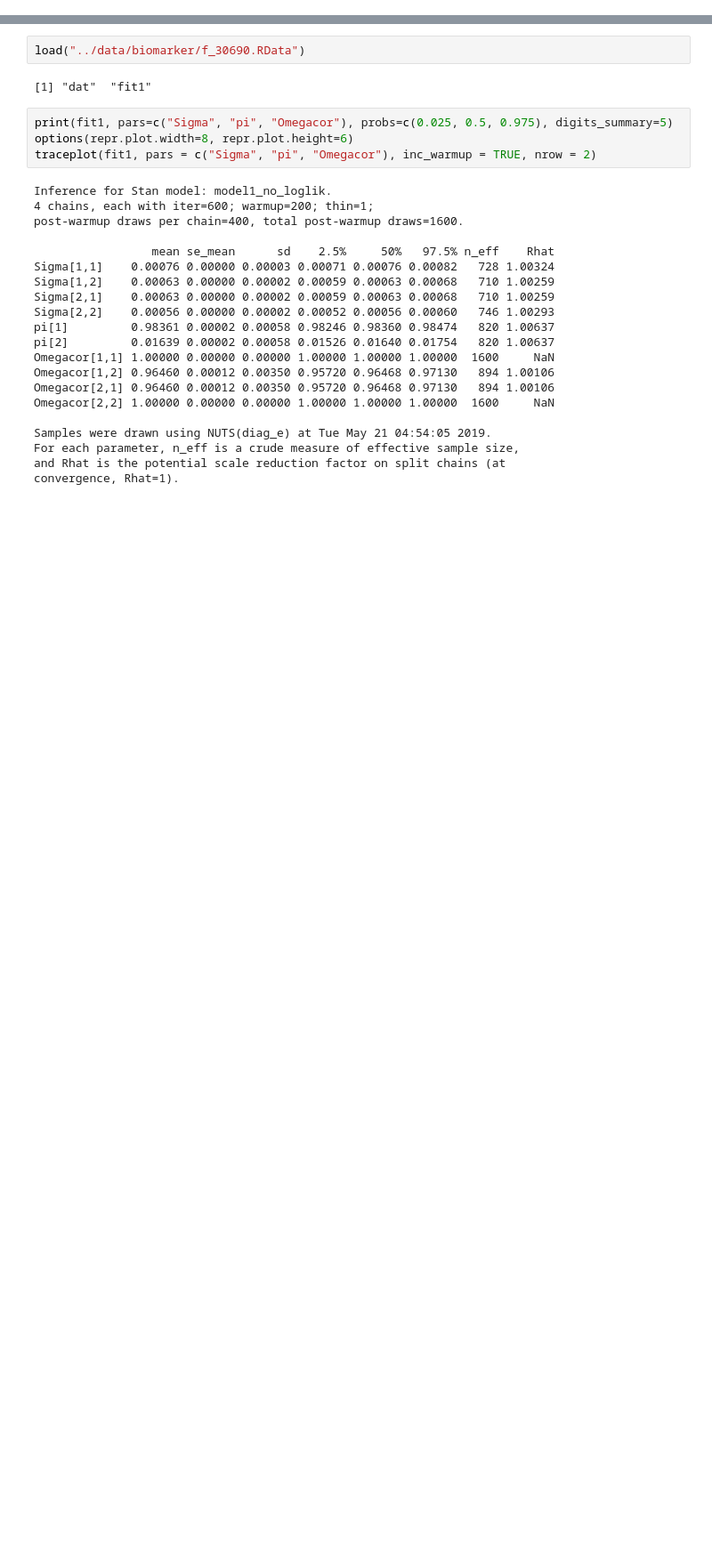
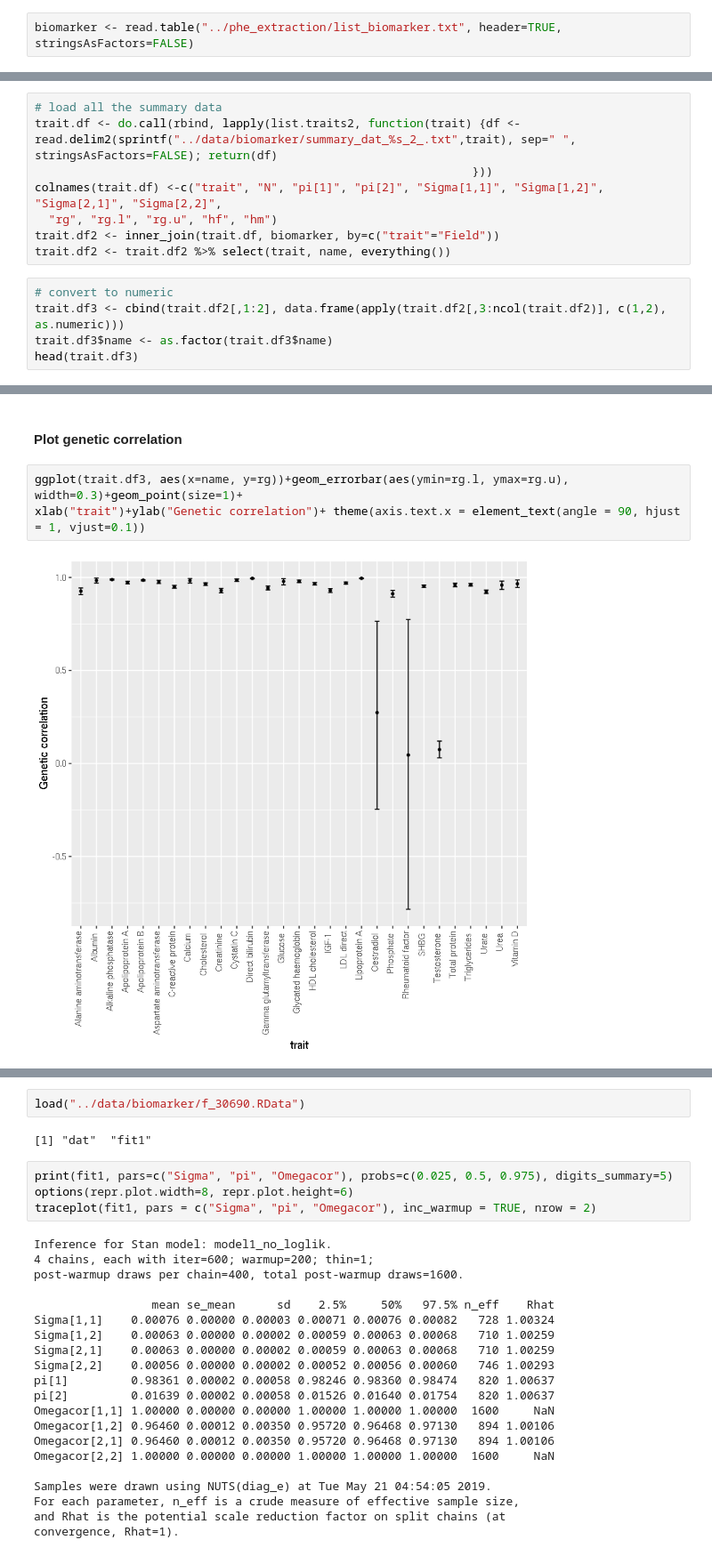
Before and after one commit to rivas-lab/sex-diff-biomarker-genetics, a Jupyter notebook: notebooks/ExamineResultsBiomarkerRun.ipynb, the cells around one changed output, grey strips where cells are left out. Shown: that part at 89% size. Drawn from its saved outputs; the diff is of its cells as text; blank space fills up the shorter version.

Commit message:
updated heritability error bars and SNP extraction code

```diff
--- a/notebooks/ExamineResultsBiomarkerRun.ipynb
+++ b/notebooks/ExamineResultsBiomarkerRun.ipynb
@@ -16,0 +26,2 @@ ERROR: Error in readChar(con, 5L, useBytes = TRUE): cannot open the connection
+# %%
+biomarker <- read.table("../phe_extraction/list_biomarker.txt", header=TRUE, stringsAsFactors=FALSE)
@@ -16,0 +56,13 @@ ERROR: Error in readChar(con, 5L, useBytes = TRUE): cannot open the connection
+# %%
+# load all the summary data
+trait.df <- do.call(rbind, lapply(list.traits2, function(trait) {df <- read.delim2(sprintf("../data/biomarker/summary_dat_%s_2_.txt",trait), sep=" ", stringsAsFactors=FALSE); return(df)
+                                                               }))
+colnames(trait.df) <-c("trait", "N", "pi[1]", "pi[2]", "Sigma[1,1]", "Sigma[1,2]", "Sigma[2,1]", "Sigma[2,2]",
+  "rg", "rg.l", "rg.u", "hf", "hm")
+trait.df2 <- inner_join(trait.df, biomarker, by=c("trait"="Field"))
+trait.df2 <- trait.df2 %>% select(trait, name, everything())
+# %%
+# convert to numeric
+trait.df3 <- cbind(trait.df2[,1:2], data.frame(apply(trait.df2[,3:ncol(trait.df2)], c(1,2), as.numeric)))
+trait.df3$name <- as.factor(trait.df3$name)
+head(trait.df3)
@@ -16,0 +83,7 @@ ERROR: Error in readChar(con, 5L, useBytes = TRUE): cannot open the connection
+# %% [markdown]
+#### Plot genetic correlation
+# %%
+ggplot(trait.df3, aes(x=name, y=rg))+geom_errorbar(aes(ymin=rg.l, ymax=rg.u), width=0.3)+geom_point(size=1)+
+xlab("trait")+ylab("Genetic correlation")+ theme(axis.text.x = element_text(angle = 90, hjust = 1, vjust=0.1))
+# %% [output]
+[figure, added]
```
Also changed, not shown: parts of 22 cells of this notebook, 6 other files.
